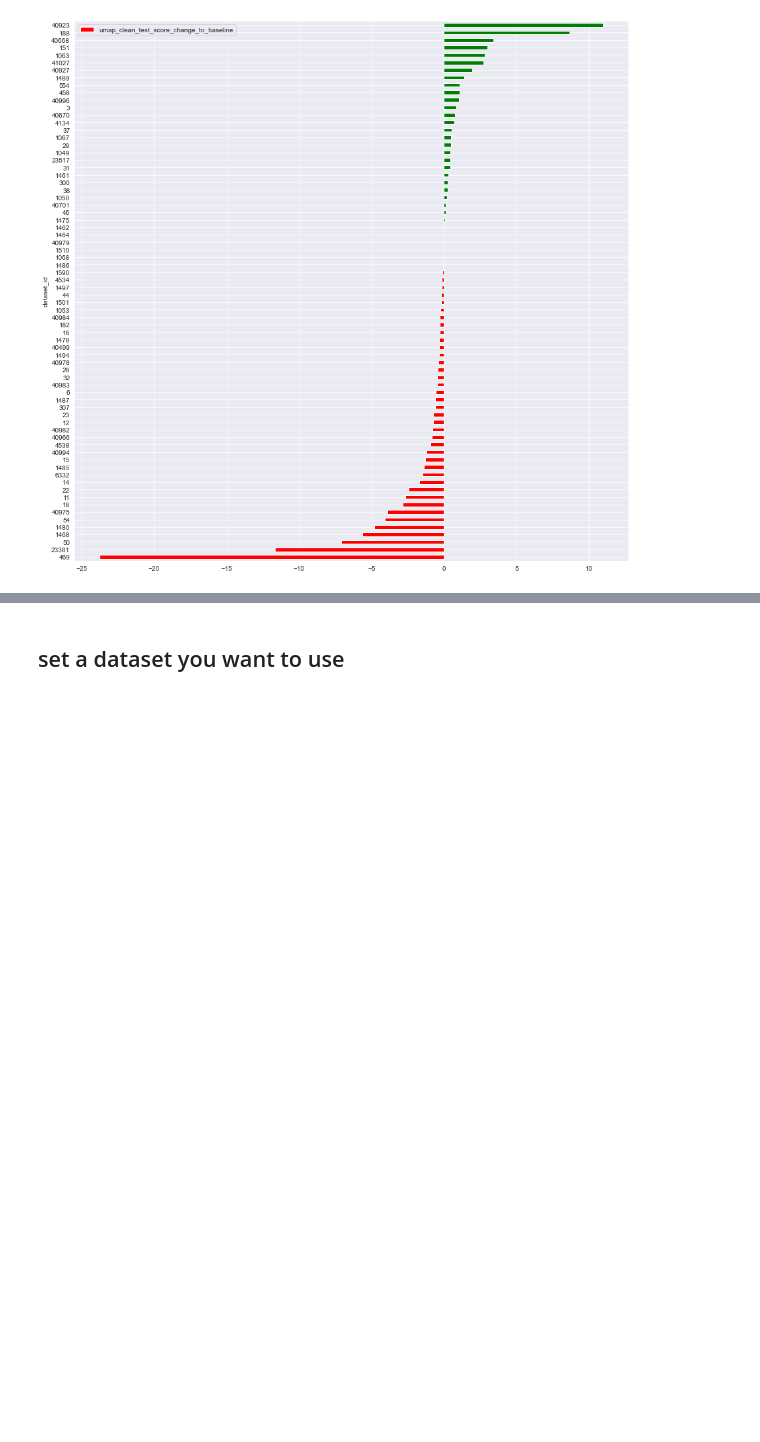
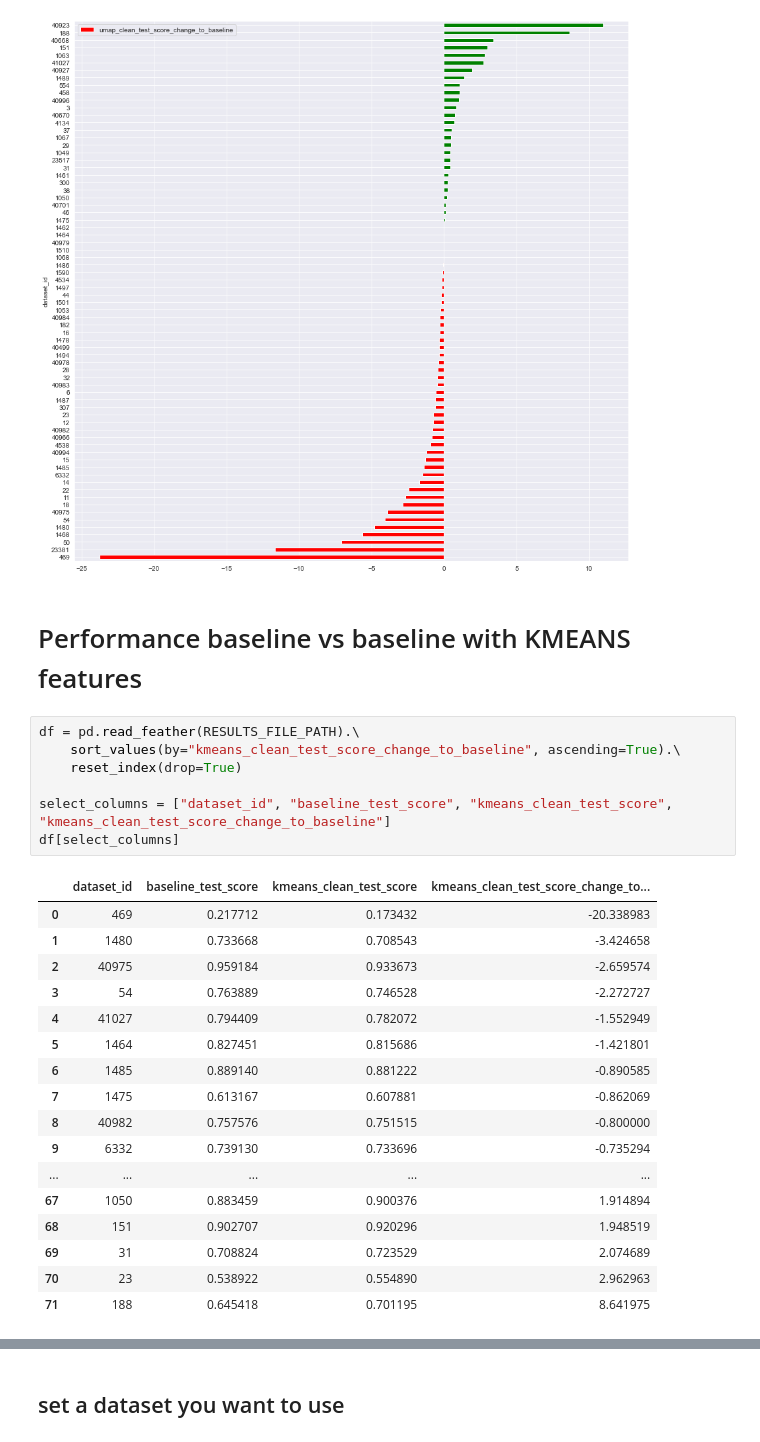
Before and after one commit to Wuuzzaa/thesis, a Jupyter notebook: src/results_plot.ipynb, the cells around one changed output, grey strips where cells are left out. Drawn from its saved outputs; the diff is of its cells as text; blank space fills up the shorter version.

```diff
--- a/src/results_plot.ipynb
+++ b/src/results_plot.ipynb
@@ -239,3 +246,30 @@ df.plot.\
 # %% [output]
 <AxesSubplot:ylabel='dataset_id'>
 [figure]
+# %% [markdown]
+# Performance baseline vs baseline with KMEANS features
+# %%
+df = pd.read_feather(RESULTS_FILE_PATH).\
+    sort_values(by="kmeans_clean_test_score_change_to_baseline", ascending=True).\
+    reset_index(drop=True)
+
+select_columns = ["dataset_id", "baseline_test_score", "kmeans_clean_test_score", "kmeans_clean_test_score_change_to_baseline"]
+df[select_columns]
+# %% [output]
+|  | dataset_id | baseline_test_score | kmeans_clean_test_score | kmeans_clean_test_score_change_to... |
+| 0 | 469 | 0.217712 | 0.173432 | -20.338983 |
+| 1 | 1480 | 0.733668 | 0.708543 | -3.424658 |
+| 2 | 40975 | 0.959184 | 0.933673 | -2.659574 |
+| 3 | 54 | 0.763889 | 0.746528 | -2.272727 |
+| 4 | 41027 | 0.794409 | 0.782072 | -1.552949 |
+| 5 | 1464 | 0.827451 | 0.815686 | -1.421801 |
+| 6 | 1485 | 0.889140 | 0.881222 | -0.890585 |
+| 7 | 1475 | 0.613167 | 0.607881 | -0.862069 |
+| 8 | 40982 | 0.757576 | 0.751515 | -0.800000 |
+| 9 | 6332 | 0.739130 | 0.733696 | -0.735294 |
+| ... | ... | ... | ... | ... |
+| 67 | 1050 | 0.883459 | 0.900376 | 1.914894 |
+| 68 | 151 | 0.902707 | 0.920296 | 1.948519 |
+| 69 | 31 | 0.708824 | 0.723529 | 2.074689 |
+| 70 | 23 | 0.538922 | 0.554890 | 2.962963 |
+| 71 | 188 | 0.645418 | 0.701195 | 8.641975 |
```
Also changed, not shown: parts of 13 cells of this notebook, 2 other files.
